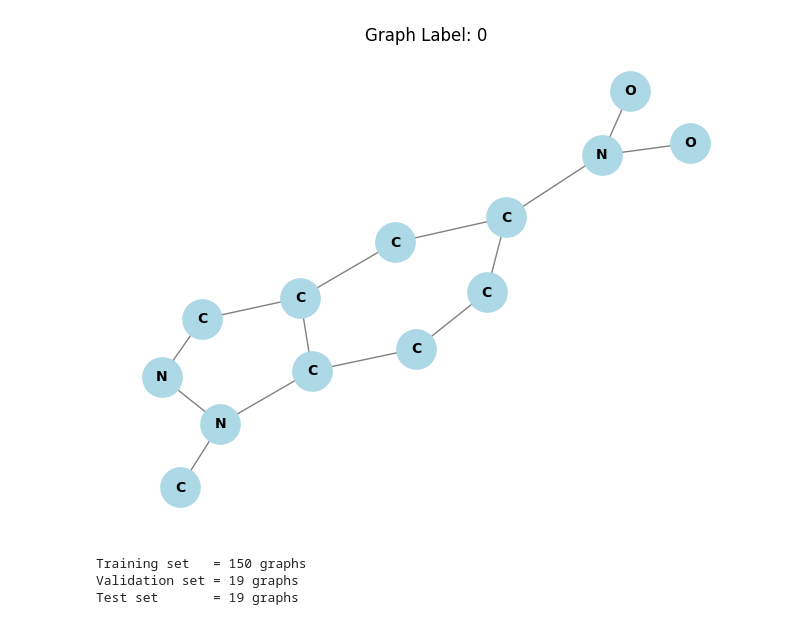
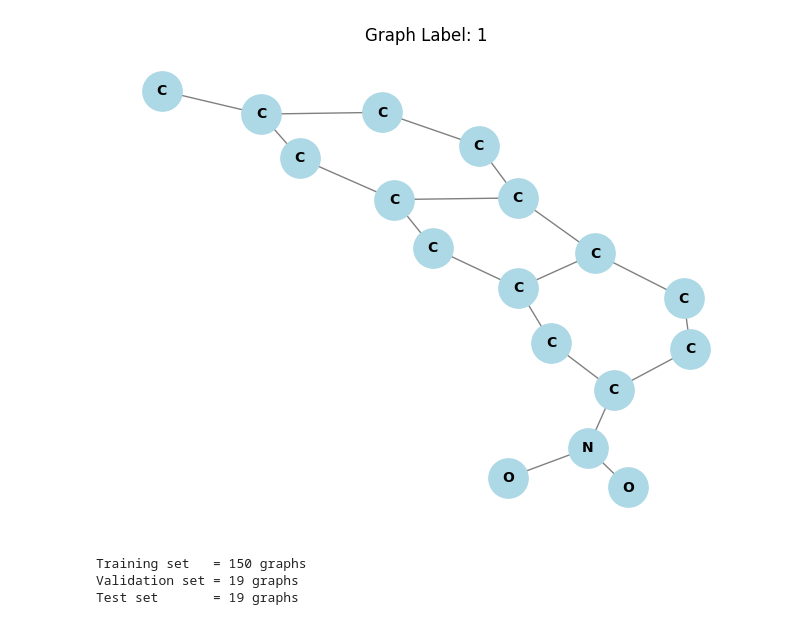
Before and after one commit to giahuy1311/Lore, a Jupyter notebook: experiments/run_mutag.ipynb, the cells around one changed output. Cells and saved outputs as stored; diff of their text form; code cells hidden in the pictures.

```diff
--- a/experiments/run_mutag.ipynb
+++ b/experiments/run_mutag.ipynb
@@ -21,23 +6,23 @@ tensor([[1., 0., 0., 0., 0., 0., 0.],
 # %%
 import networkx as nx
 from torch_geometric.utils import to_networkx
 from matplotlib import pyplot as plt
 import random
 
-data = random.choice(dataset)
+data = dataset[9]
 G = to_networkx(data, to_undirected=True)
 
 pos = nx.spring_layout(G)
 atom_types = ["C", "N", "O", "F", "I", "Cl", "Br"]
 
 node_labels = {i: atom_types[x.argmax().item()] for i, x in enumerate(data.x)}
 nx.draw(G, pos, labels=node_labels, node_color="lightblue", edge_color="gray", node_size=800, font_size=10, font_weight="bold")
 # show label graph
 y = data.y.item()
 plt.title(f"Graph Label: {y}")
 plt.show()
 # %% [output]
-[figure, old version]
+[figure, new version]
 # %%
 train_dataset, val_dataset, test_dataset = dataset[:150], dataset[150:169], dataset[169:]
 
```
Also changed, not shown: parts of 16 cells of this notebook, 18 other files.
